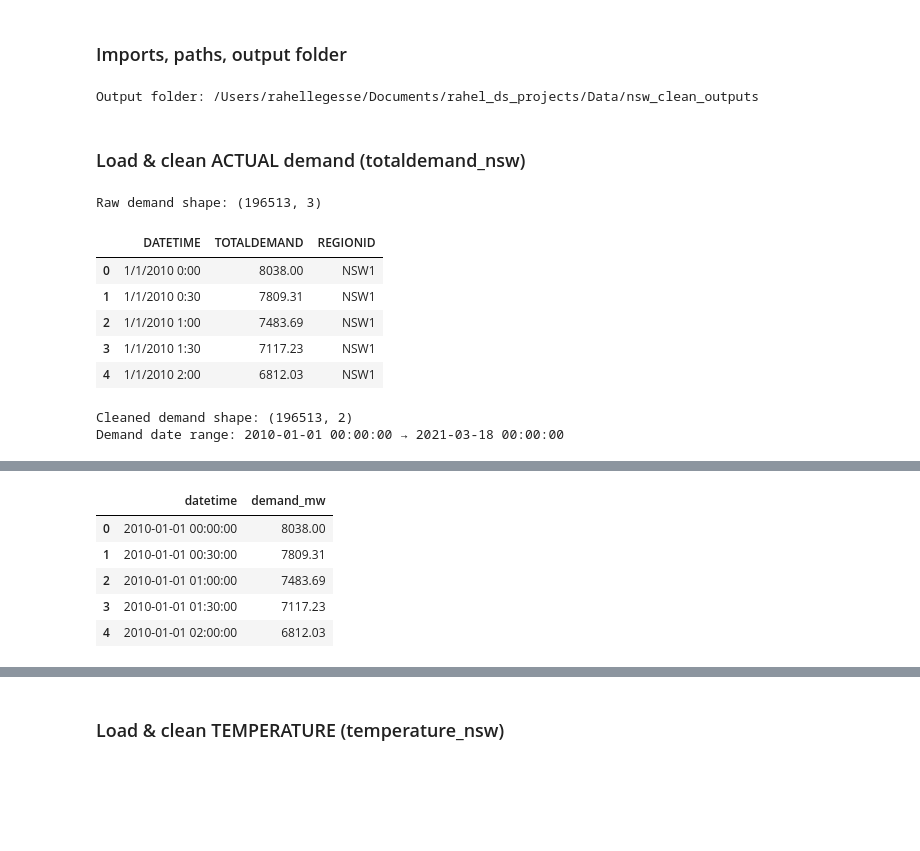
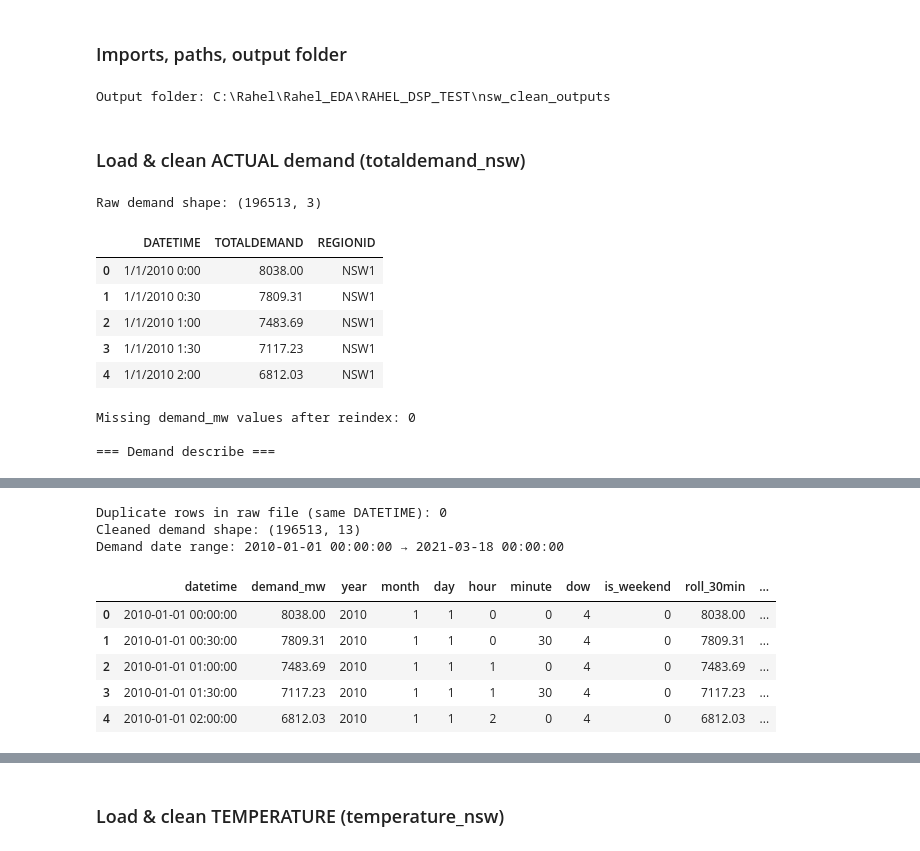
Before and after one commit to frozen-reprise/2025H5_GroupE, a Jupyter notebook: 2025H5_groupE_EDA.ipynb, the cells around one changed output, grey strips where cells are left out. Saved outputs shown, nothing was run; the diff lists cells and outputs as text; code cells hidden in the pictures; blank space fills up the shorter version.

```diff
--- a/2025H5_groupE_EDA.ipynb
+++ b/2025H5_groupE_EDA.ipynb
@@ -6,19 +6,22 @@ from pathlib import Path
 import numpy as np
 import pandas as pd
 import matplotlib.pyplot as plt
+import datetime as dt
+import seaborn as sns
 
-# ==== EDIT THESE PATHS ====
-DOCS = Path("PATH")
+# ==== EDIT THESE PATHS FOR YOUR MAC ====
+DOCS = Path("C:/Rahel/Rahel_EDA/RAHEL_DSP_TEST")
 RAW_DEMAND_CSV   = DOCS / "totaldemand_nsw.csv"
 RAW_TEMP_CSV     = DOCS / "temperature_nsw.csv"
-RAW_FORECAST_CSV = DOCS / "forecastdemand_nsw.csv"
+RAW_FORECAST_CSV = DOCS / "forecastdemand_nsw.csv"   # set to a real file or leave as non-existent
+
 OUTDIR = DOCS / "nsw_clean_outputs"
 OUTDIR.mkdir(parents=True, exist_ok=True)
 
 AUS_TZ = "Australia/Sydney"
 print("Output folder:", OUTDIR)
 # %% [output]
-Output folder: /Users/rahellegesse/Documents/rahel_ds_projects/Data/nsw_clean_outputs
+Output folder: C:\Rahel\Rahel_EDA\RAHEL_DSP_TEST\nsw_clean_outputs
 # %% [markdown]
 ### Load & clean ACTUAL demand (totaldemand_nsw)
 # %%
@@ -27,18 +30,38 @@ demand_raw = pd.read_csv(RAW_DEMAND_CSV)
 print("Raw demand shape:", demand_raw.shape)
 display(demand_raw.head())
 
-# Map columns (case-insensitive)
+# Case-insensitive column map
 cmap = {c.lower(): c for c in demand_raw.columns}
 tcol = cmap.get("datetime", "DATETIME")
 ycol = cmap.get("totaldemand", "TOTALDEMAND")
 
-# Parse to AU local, then drop tzinfo (naive local)
+# Parse timestamps → Australia/Sydney local-naive
 dt = pd.to_datetime(demand_raw[tcol], errors="coerce", dayfirst=True)
 dt = dt.dt.tz_localize(AUS_TZ, nonexistent="shift_forward", ambiguous="NaT").dt.tz_localize(None)
 
 demand = demand_raw.copy()
 demand["datetime"] = dt
 demand["demand_mw"] = pd.to_numeric(demand_raw[ycol], errors="coerce")
+
+
+# === QUALITY CHECKS ===
+
+# A. Missing timestamps (NaNs in demand_mw)
+missing_count = demand['demand_mw'].isna().sum()
+print(f"Missing demand_mw values after reindex: {missing_count}")
+if missing_count > 0:
+    display(demand[demand['demand_mw'].isna()].head())
+
+# B. Descriptive stats
+print("\n=== Demand describe ===")
+display(demand['demand_mw'].describe())
+
+# C. Check duplicates in raw (before reindex)
+dupes = demand_raw.duplicated(subset=[tcol], keep=False).sum()
+print(f"Duplicate rows in raw file (same {tcol}): {dupes}")
+
+# ============================
+
 
 # NSW1 only (if present)
 if "REGIONID" in demand.columns:
@@ -55,6 +78,30 @@ demand = demand.set_index("datetime").reindex(grid)
 demand.index.name = "datetime"
 demand = demand.reset_index()
 
+
+
+# === FEATURE ENGINEERING ===
+
+ts = demand['datetime']
+
+# Calendar features
+demand['year']   = ts.dt.year
+demand['month']  = ts.dt.month
+demand['day']    = ts.dt.day
+demand['hour']   = ts.dt.hour
+demand['minute'] = ts.dt.minute
+demand['dow']    = ts.dt.dayofweek          # 0=Mon, 6=Sun
+demand['is_weekend'] = demand['dow'].isin([5,6]).astype(int)
+
+# Rolling features (centered on 30-min grid)
+demand = demand.sort_values("datetime")
+demand['roll_30min'] = demand['demand_mw'].rolling(window=1).mean()   # effectively same value
+demand['roll_7d']    = demand['demand_mw'].rolling(window=48*7, min_periods=1).mean()
+demand['roll_14d']   = demand['demand_mw'].rolling(window=48*14, min_periods=1).mean()
+demand['roll_30d']   = demand['demand_mw'].rolling(window=48*30, min_periods=1).mean()
+
+
+
 print("Cleaned demand shape:", demand.shape)
 print("Demand date range:", demand["datetime"].min(), "→", demand["datetime"].max())
 display(demand.head())
@@ -66,5 +113,6 @@ Raw demand shape: (196513, 3)
 | 2 | 1/1/2010 1:00 | 7483.69 | NSW1 |
 | 3 | 1/1/2010 1:30 | 7117.23 | NSW1 |
 | 4 | 1/1/2010 2:00 | 6812.03 | NSW1 |
-Cleaned demand shape: (196513, 2)
-Demand date range: 2010-01-01 00:00:00 → 2021-03-18 00:00:00
+Missing demand_mw values after reindex: 0
+
+=== Demand describe ===
@@ -71,6 +128,9 @@ Demand date range: 2010-01-01 00:00:00 → 2021-03-18 00:00:00
+Duplicate rows in raw file (same DATETIME): 0
+Cleaned demand shape: (196513, 13)
+Demand date range: 2010-01-01 00:00:00 → 2021-03-18 00:00:00
-|  | datetime | demand_mw |
-| 0 | 2010-01-01 00:00:00 | 8038.00 |
-| 1 | 2010-01-01 00:30:00 | 7809.31 |
-| 2 | 2010-01-01 01:00:00 | 7483.69 |
-| 3 | 2010-01-01 01:30:00 | 7117.23 |
-| 4 | 2010-01-01 02:00:00 | 6812.03 |
+|  | datetime | demand_mw | year | month | day | hour | minute | dow | is_weekend | roll_30min | ... |
+| 0 | 2010-01-01 00:00:00 | 8038.00 | 2010 | 1 | 1 | 0 | 0 | 4 | 0 | 8038.00 | ... |
+| 1 | 2010-01-01 00:30:00 | 7809.31 | 2010 | 1 | 1 | 0 | 30 | 4 | 0 | 7809.31 | ... |
+| 2 | 2010-01-01 01:00:00 | 7483.69 | 2010 | 1 | 1 | 1 | 0 | 4 | 0 | 7483.69 | ... |
+| 3 | 2010-01-01 01:30:00 | 7117.23 | 2010 | 1 | 1 | 1 | 30 | 4 | 0 | 7117.23 | ... |
+| 4 | 2010-01-01 02:00:00 | 6812.03 | 2010 | 1 | 1 | 2 | 0 | 4 | 0 | 6812.03 | ... |
```
Also changed, not shown: parts of 65 cells of this notebook, 6 other files.
